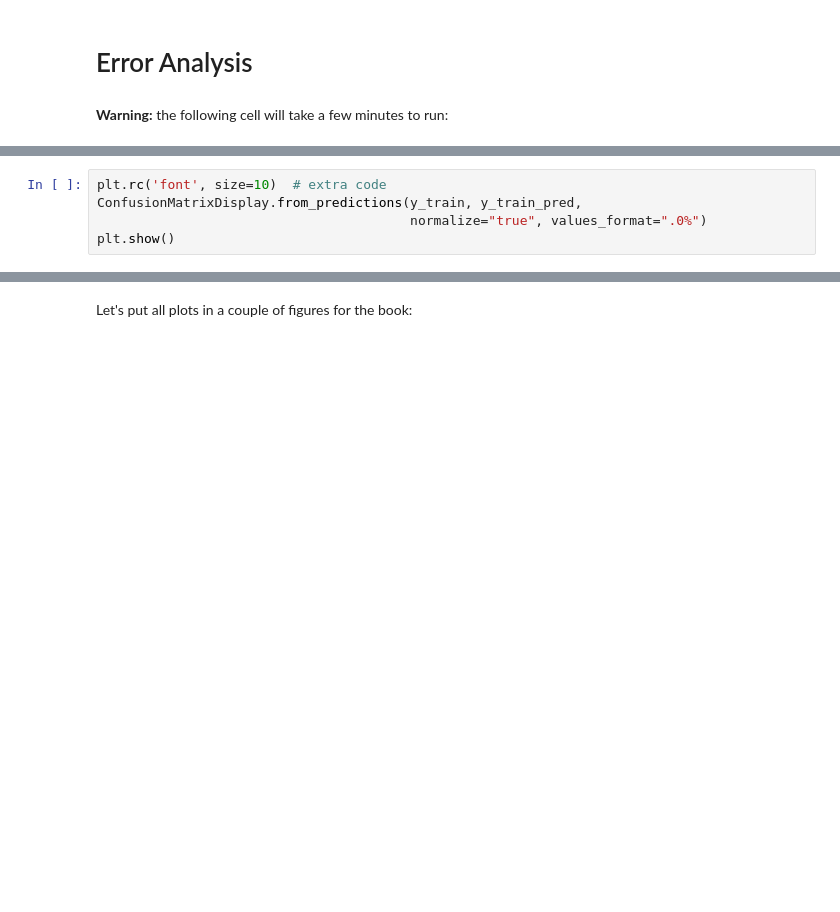
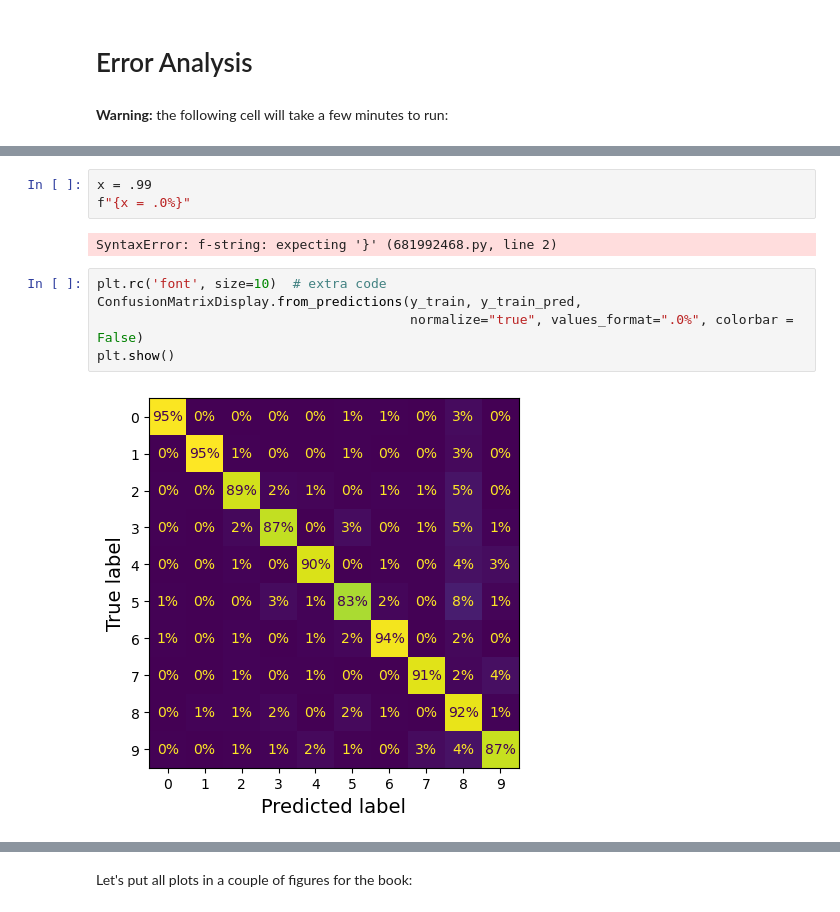
Before and after one commit to jtroses/handson-ml3, a Jupyter notebook: 03_classification.ipynb, the cells around one changed output, grey strips where cells are left out. Cells and saved outputs as stored; diff of their text form; blank space fills up the shorter version.

```diff
--- a/03_classification.ipynb
+++ b/03_classification.ipynb
@@ -900,8 +848,15 @@ plt.show()
+# %%
+x = .99
+f"{x = .0%}"
+# %% [output]
+SyntaxError: f-string: expecting '}' (681992468.py, line 2)
 # %%
 plt.rc('font', size=10)  # extra code
 ConfusionMatrixDisplay.from_predictions(y_train, y_train_pred,
-                                        normalize="true", values_format=".0%")
+                                        normalize="true", values_format=".0%", colorbar = False)
 plt.show()
+# %% [output]
+[figure, added]
 # %%
 sample_weight = (y_train_pred != y_train)
 plt.rc('font', size=10)  # extra code
```
Also changed, not shown: parts of 60 cells of this notebook.
